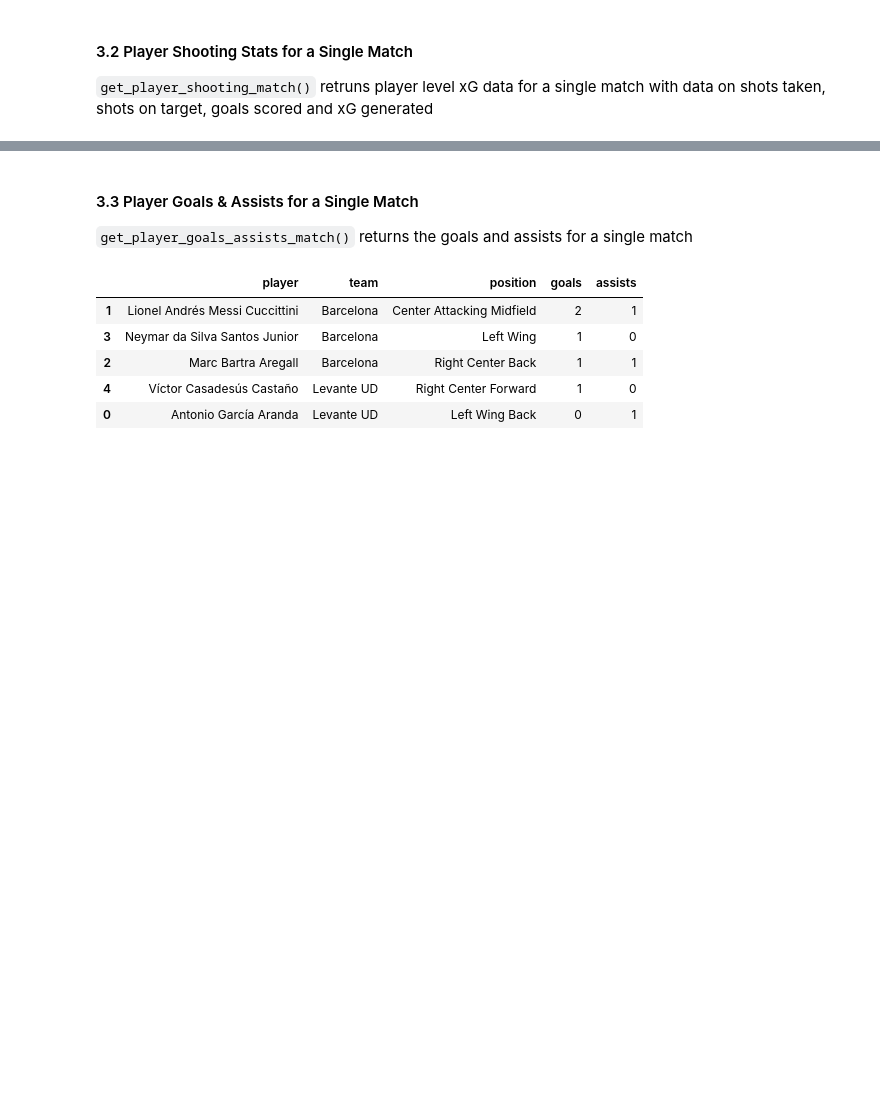
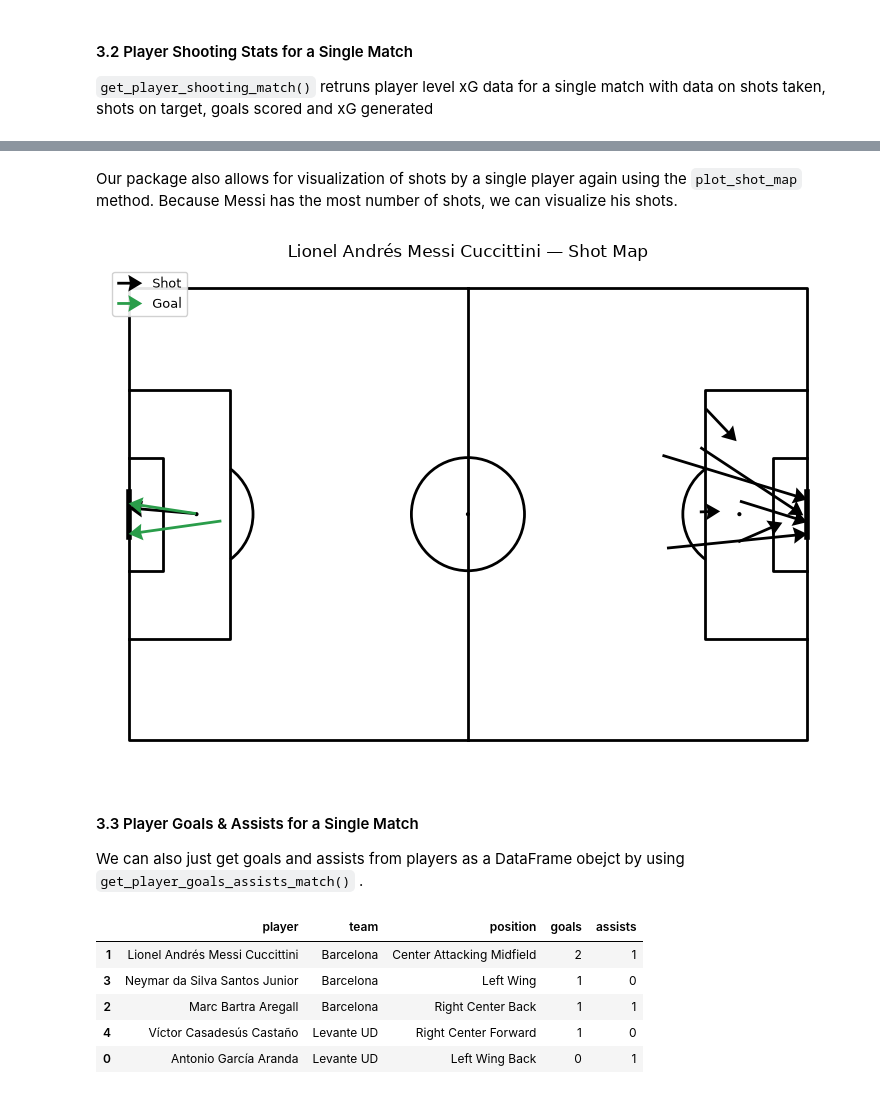
Before and after one commit to leventdusunceli/football_analytics, a Jupyter notebook: notebooks/football_analytics_demo.ipynb, the cells around one changed output, grey strips where cells are left out. Saved outputs shown, nothing was run; the diff lists cells and outputs as text; code cells hidden in the pictures; blank space fills up the shorter version.

```diff
--- a/notebooks/football_analytics_demo.ipynb
+++ b/notebooks/football_analytics_demo.ipynb
@@ -238,10 +251,18 @@ shooting_stats.sort_values('total_xg', ascending=False)
 | 4 | José Antonio García Rabasco | Levante UD | Center Defensive Midfield | 1 | 0 | 0 | 0.031 | 0.031 |
 | 2 | Ivan Rakitić | Barcelona | Right Defensive Midfield | 1 | 0 | 0 | 0.021 | 0.021 |
 | 10 | Roger Martí Salvador | Levante UD | Left Center Forward | 1 | 1 | 0 | 0.007 | 0.007 |
+# %% [markdown]
+Our package also allows for visualization of shots by a single player again using the `plot_shot_map` method. Because Messi has the most number of shots, we can visualize his shots.
+# %%
+player_shots = sb_client.get_shots(match_id=MATCH_ID,
+                                player="Lionel Andrés Messi Cuccittini")
+ax = plot_shot_map(player_shots)
+# %% [output]
+[figure, added]
 # %% [markdown]
 #### 3.3 Player Goals & Assists for a Single Match
 
-`get_player_goals_assists_match()` returns the goals and assists for a single match
+We can also just get goals and assists from players as a DataFrame obejct by using `get_player_goals_assists_match()` .
 # %%
 goals_assists = sb_client.get_player_goals_assists_match(match_id=MATCH_ID)
 goals_assists.sort_values('goals',ascending=False)
```
Also changed, not shown: parts of 27 cells of this notebook.
